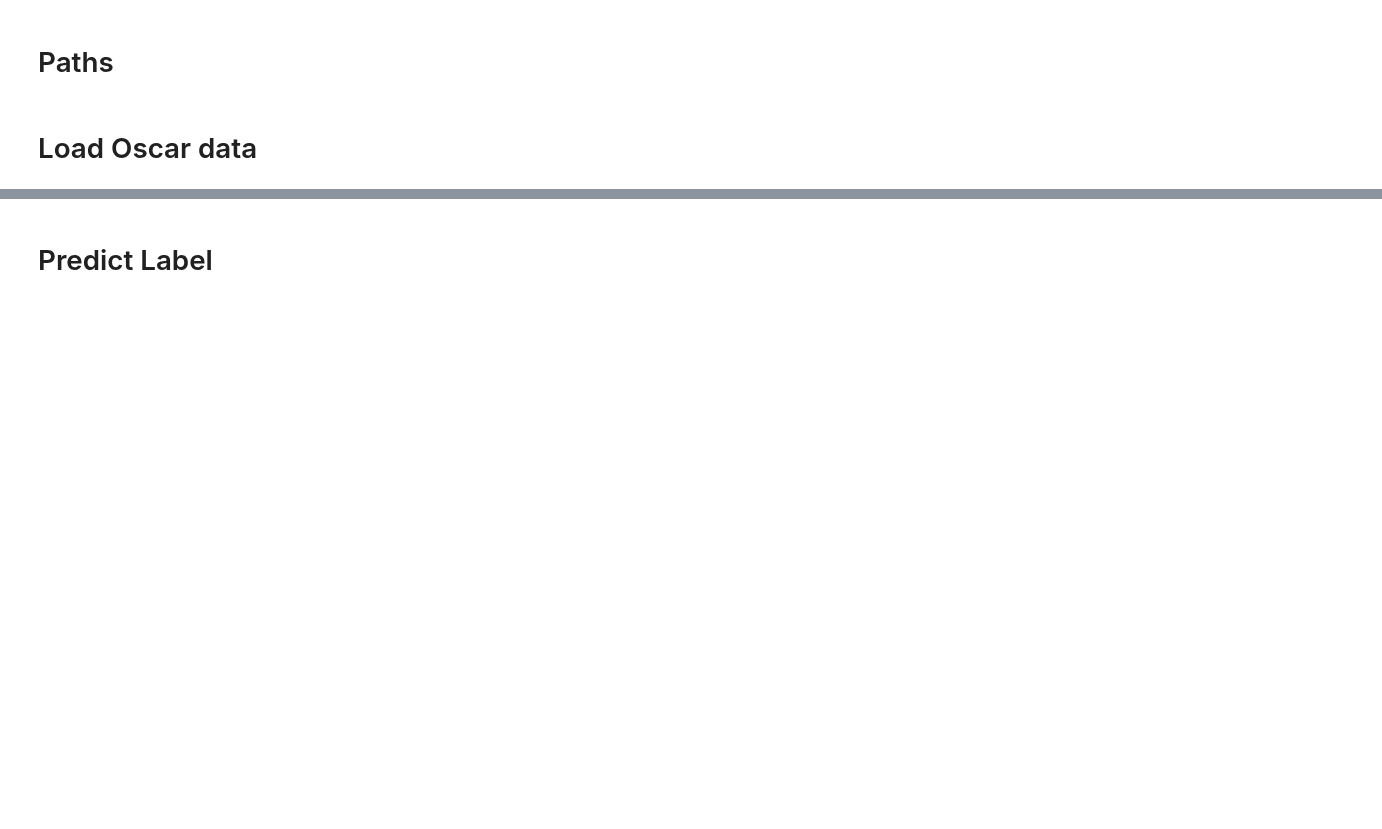
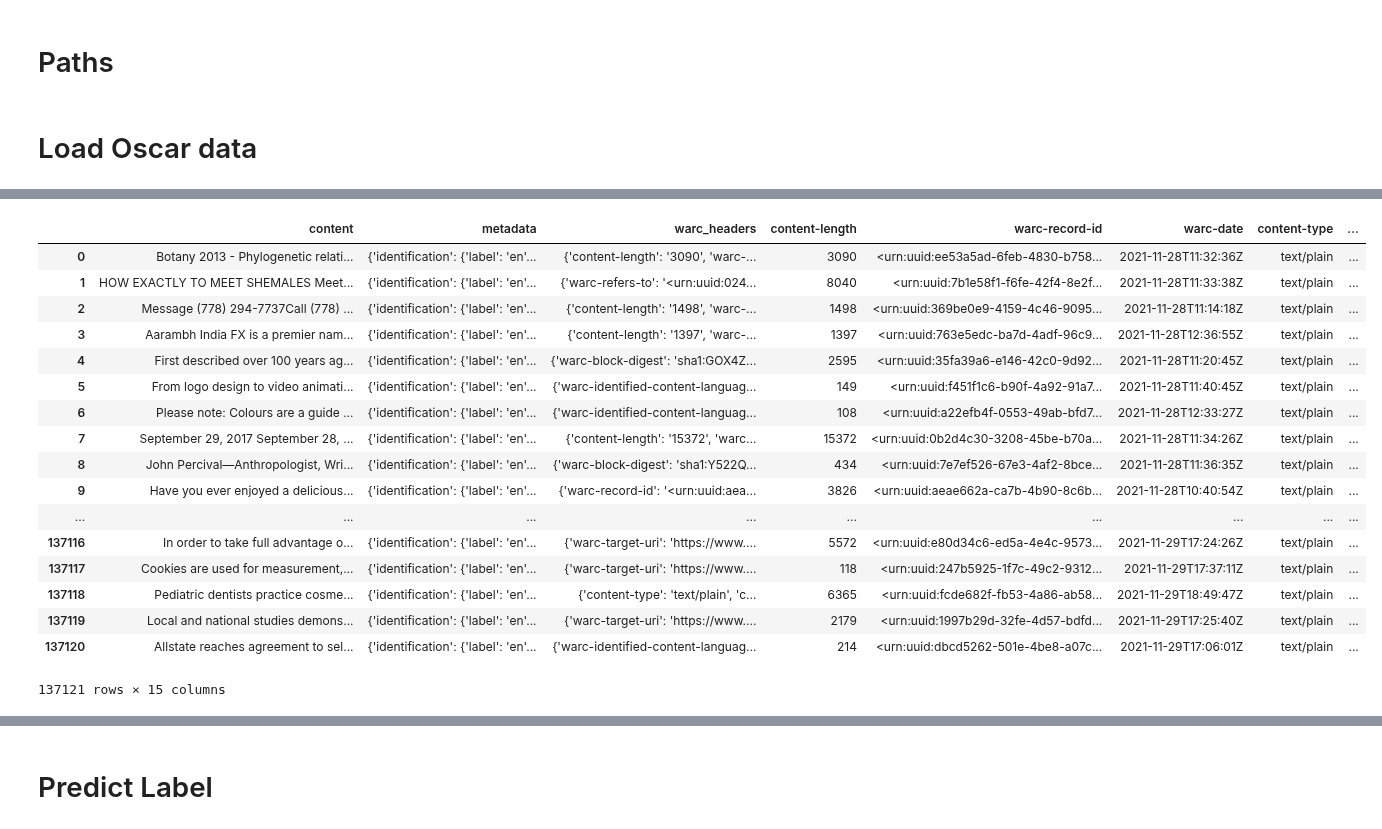
Before and after one commit to TeamProjectUniMannheimOscar/detecting_harmful_content, a Jupyter notebook: notebooks/English/Bert_based_approach/Oscar_Prediction/hate_speech_flair_twitter_cyberbullying_distilbert_oscar.ipynb, the cells around one changed output, grey strips where cells are left out. Cells and saved outputs as stored; diff of their text form; code cells hidden in the pictures; blank space fills up the shorter version.

```diff
--- a/notebooks/English/Bert_based_approach/Oscar_Prediction/hate_speech_flair_twitter_cyberbullying_distilbert_oscar.ipynb
+++ b/notebooks/English/Bert_based_approach/Oscar_Prediction/hate_speech_flair_twitter_cyberbullying_distilbert_oscar.ipynb
@@ -77,3 +36,16 @@ path_model_distilroberta = parent_path+"team project/codes/models/flair_models/t
+# %%
+# Parent paths
+google_path = '/content/drive/My Drive/'
+#local_path = '/Users/victoriazevallos/Desktop/Exercises & Records MSDS/FSS 2022/Projects/Group Project/Oscar_Project/detecting_harmful_content/'
+local_path = '/home/v.zevallosm/detecting_harmful_content/'
+parent_path = local_path
+
+#Specific paths
+path_oscar_en_1 = parent_path+"data/raw/oscar_data/en_meta/en_meta_part_1.jsonl"
+#path_oscar_en_1 = "en_meta_part_1.jsonl"
+
+path_model_distilbert = parent_path+"models/English/Bert_based_approach/Harmful_and_Cyberbullying/Distilbert/final-model.pt"
+path_model_distilroberta = parent_path+"models/English/Bert_based_approach/Harmful_and_Cyberbullying/Distilroberta/final-model.pt"
 # %% [markdown]
 # Load Oscar data
 # %%
@@ -81,0 +73,26 @@ df_en
+# %%
+df_en = pd.read_json(path_oscar_en_1, lines=True)
+df_en = pd.concat([df_en, df_en["warc_headers"].apply(pd.Series)], axis=1)
+df_en = pd.concat([df_en, df_en["metadata"].apply(pd.Series)], axis=1)
+df_en.drop(columns="warc_headers")
+df_en.drop(columns="metadata")
+df_en
+# %% [output]
+|  | content | metadata | warc_headers | content-length | warc-record-id | warc-date | content-type | ... |
+| 0 | Botany 2013 - Phylogenetic relati... | {'identification': {'label': 'en'... | {'content-length': '3090', 'warc-... | 3090 | <urn:uuid:ee53a5ad-6feb-4830-b758... | 2021-11-28T11:32:36Z | text/plain | ... |
+| 1 | HOW EXACTLY TO MEET SHEMALES Meet... | {'identification': {'label': 'en'... | {'warc-refers-to': '<urn:uuid:024... | 8040 | <urn:uuid:7b1e58f1-f6fe-42f4-8e2f... | 2021-11-28T11:33:38Z | text/plain | ... |
+| 2 | Message (778) 294-7737Call (778) ... | {'identification': {'label': 'en'... | {'content-length': '1498', 'warc-... | 1498 | <urn:uuid:369be0e9-4159-4c46-9095... | 2021-11-28T11:14:18Z | text/plain | ... |
+| 3 | Aarambh India FX is a premier nam... | {'identification': {'label': 'en'... | {'content-length': '1397', 'warc-... | 1397 | <urn:uuid:763e5edc-ba7d-4adf-96c9... | 2021-11-28T12:36:55Z | text/plain | ... |
+| 4 | First described over 100 years ag... | {'identification': {'label': 'en'... | {'warc-block-digest': 'sha1:GOX4Z... | 2595 | <urn:uuid:35fa39a6-e146-42c0-9d92... | 2021-11-28T11:20:45Z | text/plain | ... |
+| 5 | From logo design to video animati... | {'identification': {'label': 'en'... | {'warc-identified-content-languag... | 149 | <urn:uuid:f451f1c6-b90f-4a92-91a7... | 2021-11-28T11:40:45Z | text/plain | ... |
+| 6 | Please note: Colours are a guide ... | {'identification': {'label': 'en'... | {'warc-identified-content-languag... | 108 | <urn:uuid:a22efb4f-0553-49ab-bfd7... | 2021-11-28T12:33:27Z | text/plain | ... |
+| 7 | September 29, 2017 September 28, ... | {'identification': {'label': 'en'... | {'content-length': '15372', 'warc... | 15372 | <urn:uuid:0b2d4c30-3208-45be-b70a... | 2021-11-28T11:34:26Z | text/plain | ... |
+| 8 | John Percival—Anthropologist, Wri... | {'identification': {'label': 'en'... | {'warc-block-digest': 'sha1:Y522Q... | 434 | <urn:uuid:7e7ef526-67e3-4af2-8bce... | 2021-11-28T11:36:35Z | text/plain | ... |
+| 9 | Have you ever enjoyed a delicious... | {'identification': {'label': 'en'... | {'warc-record-id': '<urn:uuid:aea... | 3826 | <urn:uuid:aeae662a-ca7b-4b90-8c6b... | 2021-11-28T10:40:54Z | text/plain | ... |
+| ... | ... | ... | ... | ... | ... | ... | ... | ... |
+| 137116 | In order to take full advantage o... | {'identification': {'label': 'en'... | {'warc-target-uri': 'https://www.... | 5572 | <urn:uuid:e80d34c6-ed5a-4e4c-9573... | 2021-11-29T17:24:26Z | text/plain | ... |
+| 137117 | Cookies are used for measurement,... | {'identification': {'label': 'en'... | {'warc-target-uri': 'https://www.... | 118 | <urn:uuid:247b5925-1f7c-49c2-9312... | 2021-11-29T17:37:11Z | text/plain | ... |
+| 137118 | Pediatric dentists practice cosme... | {'identification': {'label': 'en'... | {'content-type': 'text/plain', 'c... | 6365 | <urn:uuid:fcde682f-fb53-4a86-ab58... | 2021-11-29T18:49:47Z | text/plain | ... |
+| 137119 | Local and national studies demons... | {'identification': {'label': 'en'... | {'warc-target-uri': 'https://www.... | 2179 | <urn:uuid:1997b29d-32fe-4d57-bdfd... | 2021-11-29T17:25:40Z | text/plain | ... |
+| 137120 | Allstate reaches agreement to sel... | {'identification': {'label': 'en'... | {'warc-identified-content-languag... | 214 | <urn:uuid:dbcd5262-501e-4be8-a07c... | 2021-11-29T17:06:01Z | text/plain | ... |
+137121 rows × 15 columns
```
Also changed, not shown: parts of 23 cells of this notebook, 1 other file.
